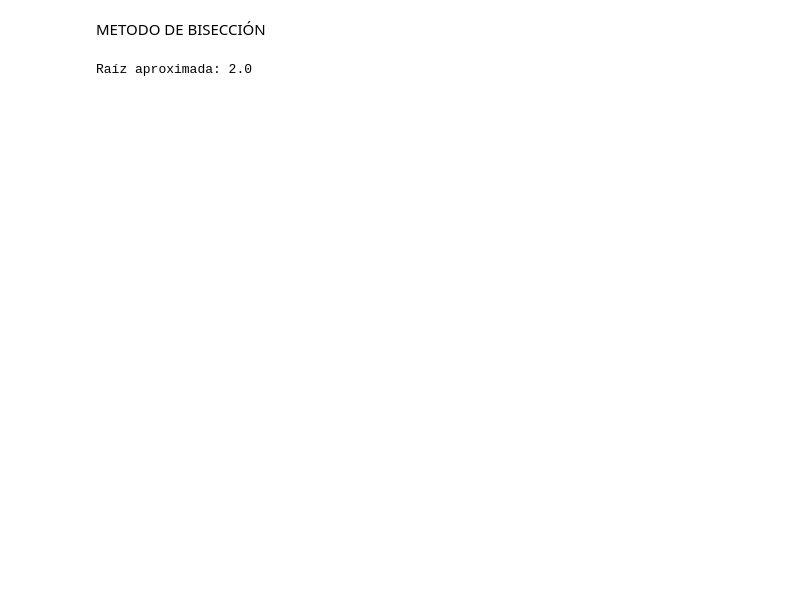
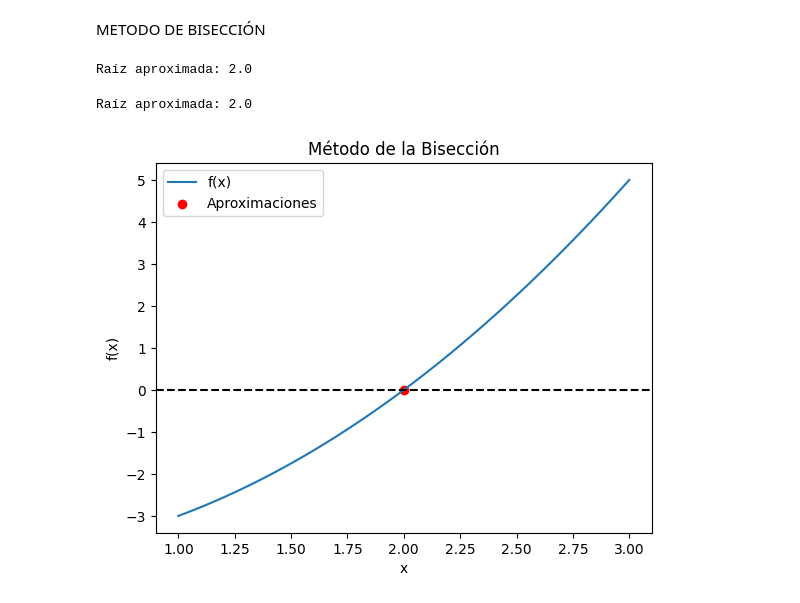
Before and after one commit to danielapavas/Optimizacion, a Jupyter notebook: Metodo_de_bisección.ipynb, the cells around one changed output. Cells and saved outputs as stored; diff of their text form; code cells hidden in the pictures; blank space fills up the shorter version.

```diff
--- a/Metodo_de_bisección.ipynb
+++ b/Metodo_de_bisección.ipynb
@@ -33,3 +36,71 @@ root = biseccion(ejemplo, a, b, tolerance, maximo)
 print("Raíz aproximada:", root)
 # %% [output]
 Raíz aproximada: 2.0
+# %%
+import numpy as np
+import matplotlib.pyplot as plt
+
+def bisection_method(function, a, b, tolerance, max_iterations):
+    if function(a) * function(b) >= 0:
+        raise ValueError("La función no cumple con el teorema de Bolzano en el intervalo dado.")
+
+    iteration = 0
+    error_list = []
+    approximation_list = []
+
+    while (b - a) / 2 > tolerance and iteration < max_iterations:
+        midpoint = (a + b) / 2
+        approximation_list.append(midpoint)
+
+        if function(midpoint) == 0:
+            return midpoint, approximation_list, error_list
+        elif function(midpoint) * function(a) < 0:
+            b = midpoint
+        else:
+            a = midpoint
+
+        error = abs((b - a) / 2)
+        error_list.append(error)
+        iteration += 1
+
+    return (a + b) / 2, approximation_list, error_list
+
+# Función de ejemplo
+def example_function(x):
+    return x**2 - 4
+
+a = 1.0
+b = 3.0
+tolerance = 1e-6
+max_iterations = 100
+
+root, approximation_list, error_list = bisection_method(example_function, a, b, tolerance, max_iterations)
+
+print("Raíz aproximada:", root)
+
+# Crear gráfica si hay datos
+if approximation_list:
+    x_vals = np.linspace(a, b, 100)
+    y_vals = example_function(x_vals)
+
+    plt.plot(x_vals, y_vals, label='f(x)')
+    plt.axhline(y=0, color='black', linestyle='--')
+    plt.scatter(approximation_list, [example_function(x) for x in approximation_list], color='red', label='Aproximaciones')
+    plt.xlabel('x')
+    plt.ylabel('f(x)')
+    plt.legend()
+    plt.title('Método de la Bisección')
+    plt.show()
+
+    # Crear tabla de datos si hay datos
+    if error_list:
+        print("\nTabla de datos:")
+        print("+------------------+----------------------+----------------------+")
+        print("| Iteración        | Aproximación         | Error                |")
+        print("+------------------+----------------------+----------------------+")
+        for i in range(len(approximation_list)):
+            print(f"| {i+1:^16} | {approximation_list[i]:^20.8f} | {error_list[i]:^20.8f} |")
+        print("+------------------+----------------------+----------------------+")
+# %% [output]
+Raíz aproximada: 2.0
+[figure, added]
```
Also changed, not shown: parts of 2 cells of this notebook.
